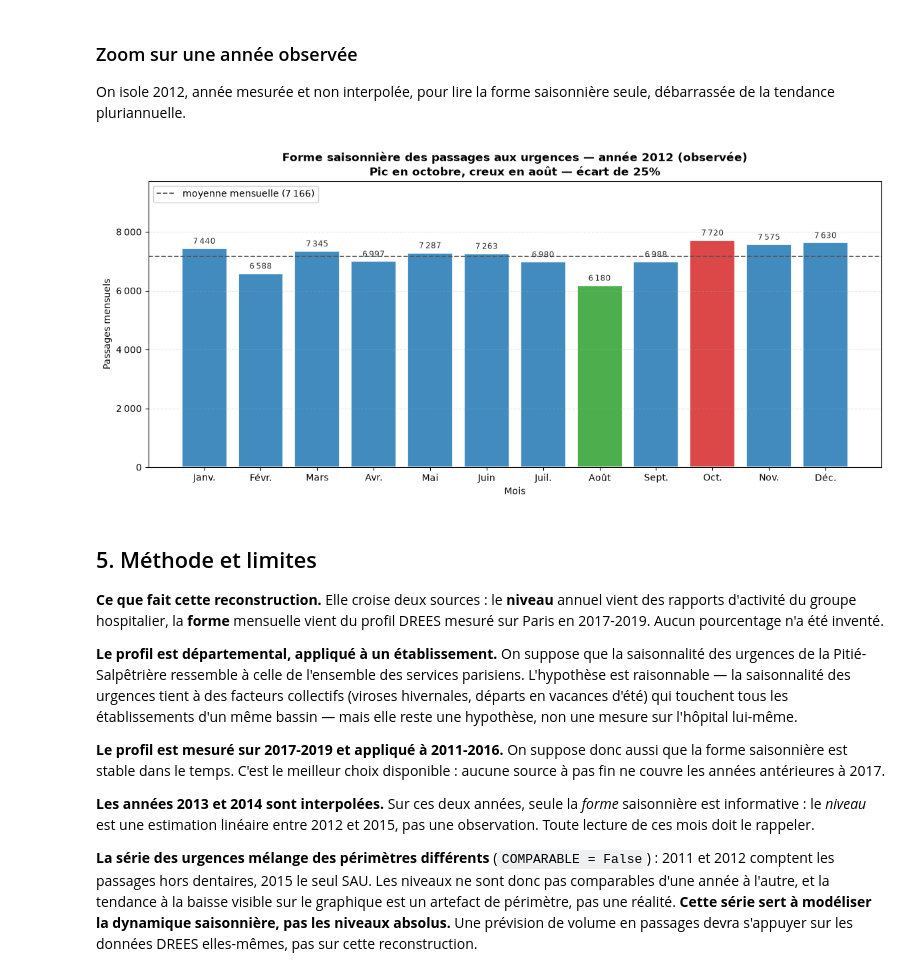
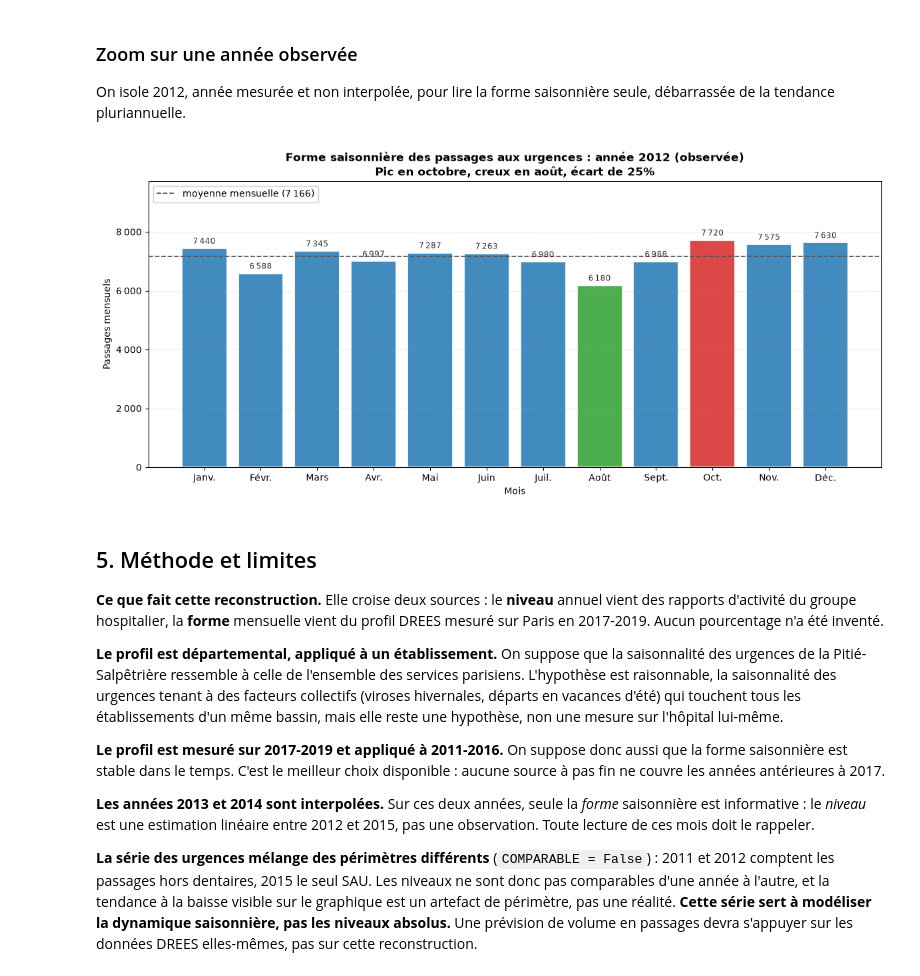
Before and after one commit to phanie365/Smart-care, a Jupyter notebook: notebooks/03_reconstruction_mensuelle.ipynb, the cells around one changed output. Drawn from its saved outputs; the diff is of its cells as text; code cells hidden in the pictures.

```diff
--- a/notebooks/03_reconstruction_mensuelle.ipynb
+++ b/notebooks/03_reconstruction_mensuelle.ipynb
@@ -395,37 +395,37 @@ fig, ax = plt.subplots(figsize=(12, 5.5))
 
 couleurs = ["#d62728" if m == mois_pic else "#2ca02c" if m == mois_creux else BLEU
             for m in zoom["MOIS"]]
 ax.bar(zoom["MOIS"], zoom["VALEUR"], color=couleurs, alpha=0.85,
        edgecolor="white", linewidth=1.5)
 ax.axhline(moyenne_mensuelle, color="#555555", linestyle="--", linewidth=1.3,
            label=f"moyenne mensuelle ({moyenne_mensuelle:,.0f})".replace(",", "\u202f"))
 
 for mois, valeur in zip(zoom["MOIS"], zoom["VALEUR"]):
     ax.annotate(f"{valeur:,.0f}".replace(",", "\u202f"), xy=(mois, valeur),
                 xytext=(0, 5), textcoords="offset points", ha="center", fontsize=8.5,
                 color="#333333")
 
 ecart = zoom["VALEUR"].max() / zoom["VALEUR"].min() - 1
 ax.set_title(
-    f"Forme saisonnière des passages aux urgences — année {ANNEE_ZOOM} (observée)\n"
-    f"Pic en {MOIS_LONGS[mois_pic - 1]}, creux en {MOIS_LONGS[mois_creux - 1]} "
-    f"— écart de {ecart:.0%}",
+    f"Forme saisonnière des passages aux urgences : année {ANNEE_ZOOM} (observée)\n"
+    f"Pic en {MOIS_LONGS[mois_pic - 1]}, creux en {MOIS_LONGS[mois_creux - 1]}, "
+    f"écart de {ecart:.0%}",
     fontsize=12.5, fontweight="bold",
 )
 ax.set_xlabel("Mois")
 ax.set_ylabel("Passages mensuels")
 ax.set_xticks(range(1, 13))
 ax.set_xticklabels(MOIS_COURTS)
 ax.yaxis.set_major_formatter(formateur_milliers)
 ax.margins(y=0.26)
 # En haut à gauche : toute position basse chevaucherait les barres, qui partent de 0.
 ax.legend(fontsize=10, loc="upper left", framealpha=0.95)
 ax.grid(axis="y", alpha=0.3, linestyle="--")
 
 plt.tight_layout()
 plt.show()
 # %% [output]
-[figure, old version]
+[figure, new version]
 # %% [markdown]
 ## 5. Méthode et limites
 
@@ -435,9 +435,9 @@ profil DREES mesuré sur Paris en 2017-2019. Aucun pourcentage n'a été invent
 
 **Le profil est départemental, appliqué à un établissement.** On suppose que la
 saisonnalité des urgences de la Pitié-Salpêtrière ressemble à celle de l'ensemble des
-services parisiens. L'hypothèse est raisonnable — la saisonnalité des urgences tient à
+services parisiens. L'hypothèse est raisonnable, la saisonnalité des urgences tenant à
 des facteurs collectifs (viroses hivernales, départs en vacances d'été) qui touchent
-tous les établissements d'un même bassin — mais elle reste une hypothèse, non une
+tous les établissements d'un même bassin, mais elle reste une hypothèse, non une
 mesure sur l'hôpital lui-même.
 
 **Le profil est mesuré sur 2017-2019 et appliqué à 2011-2016.** On suppose donc aussi
```
Also changed, not shown: parts of 3 cells of this notebook, 5 other files.
